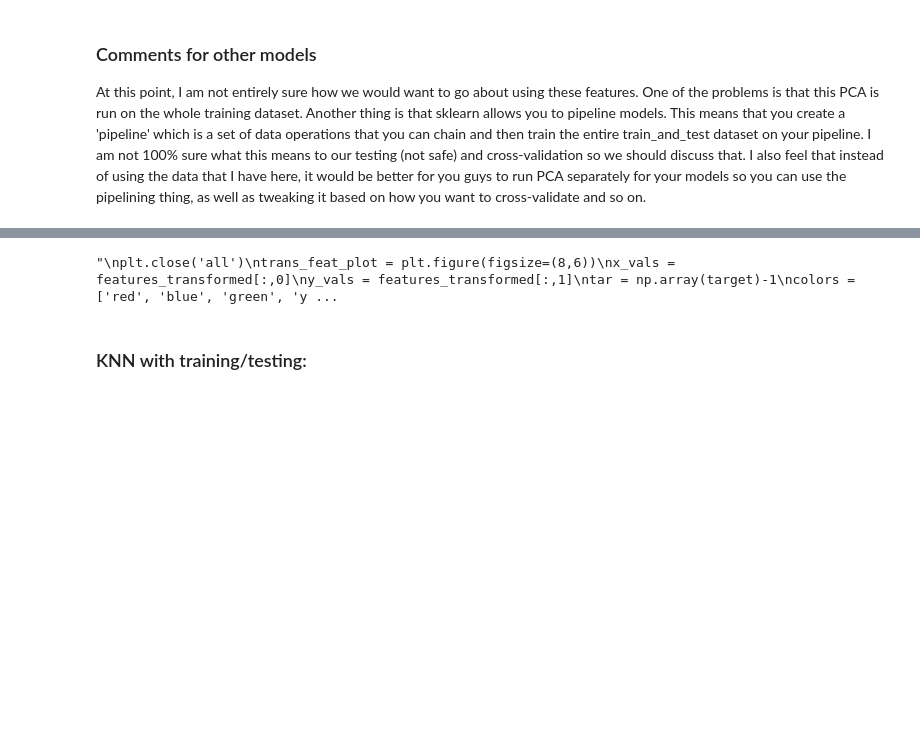
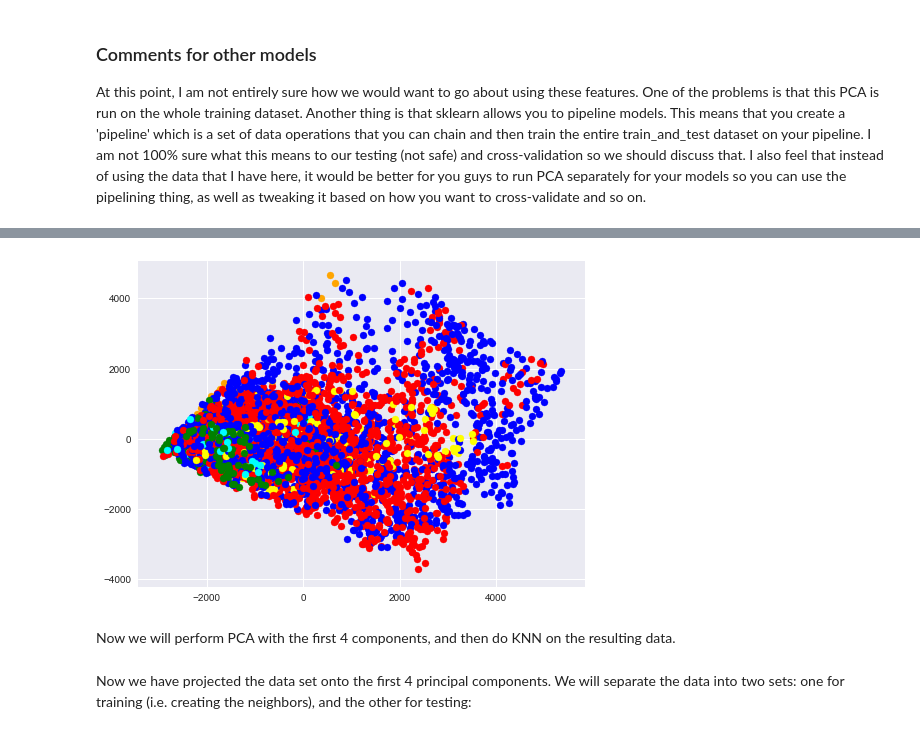
Before and after one commit to kartikvasu/ma463x_finalproject, a Jupyter notebook: KNN.ipynb, the cells around one changed output, grey strips where cells are left out. Drawn from its saved outputs; the diff is of its cells as text; code cells hidden in the pictures; blank space fills up the shorter version.

Commit message:
Working PCA Plotting, KNN, and KNN+PCA. Needs cross validation routine

```diff
--- a/KNN.ipynb
+++ b/KNN.ipynb
@@ -74,20 +68,19 @@ At this point, I am not entirely sure how we would want to go about using these
 # %%
+# PCA:
 n_comp = 2
-pca_2_features = PCA(n_components=n_comp)
-features_transformed = pca_2_features.fit_transform(features)
+pca_n = PCA(n_components=n_comp)
+features_transformed = pca_n.fit_transform(features)
 # %%
-'''
 plt.close('all')
 trans_feat_plot = plt.figure(figsize=(8,6))
-x_vals = features_transformed[:,0]
-y_vals = features_transformed[:,1]
-tar = np.array(target)-1
-colors = ['red', 'blue', 'green', 'yellow', 'orange', 'navy', 'blue']
-for i in range(10000):
+x_vals = features_transformed[::100,0]
+y_vals = features_transformed[::100,1]
+tar = np.array(target)[::100]-1
+colors = ['red', 'blue', 'green', 'magenta', 'orange', 'cyan', 'yellow']
+names = ['Type ' + str(i) for i in range(1, 8)]
+for i in range(len(x_vals)):
     col = colors[tar[i]]
-    plt.scatter(x_vals[i], y_vals[i], color = col)
-'''
+    lab = names[tar[i]]
+    plt.scatter(x_vals[i], y_vals[i], color = col, label=names[tar[i]])
 # %% [output]
-"\nplt.close('all')\ntrans_feat_plot = plt.figure(figsize=(8,6))\nx_vals = features_transformed[:,0]\ny_vals = features_transformed[:,1]\ntar = np.array(target)-1\ncolors = ['red', 'blue', 'green', 'y ...
+[figure, added]
-# %% [markdown]
-### KNN with training/testing:
@@ -101,0 +87,2 @@ test_target = test['Cover_Type']
+# %% [markdown]
+Now we will perform PCA with the first 4 components, and then do KNN on the resulting data.
@@ -101,0 +94,2 @@ test_target = test['Cover_Type']
+# %% [markdown]
+Now we have projected the data set onto the first 4 principal components. We will separate the data into two sets: one for training (i.e. creating the neighbors), and the other for testing:
```
Also changed, not shown: parts of 16 cells of this notebook.
